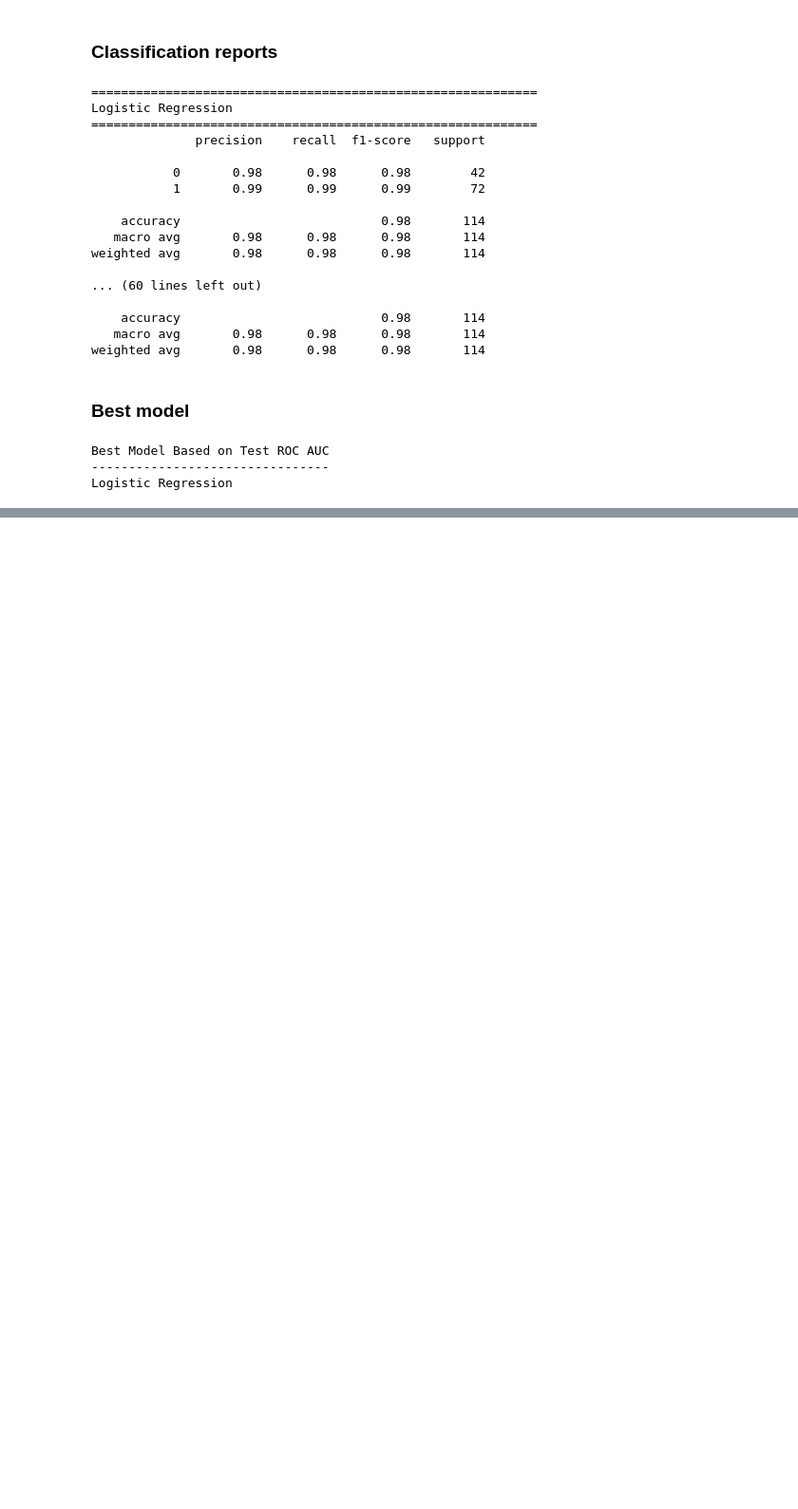
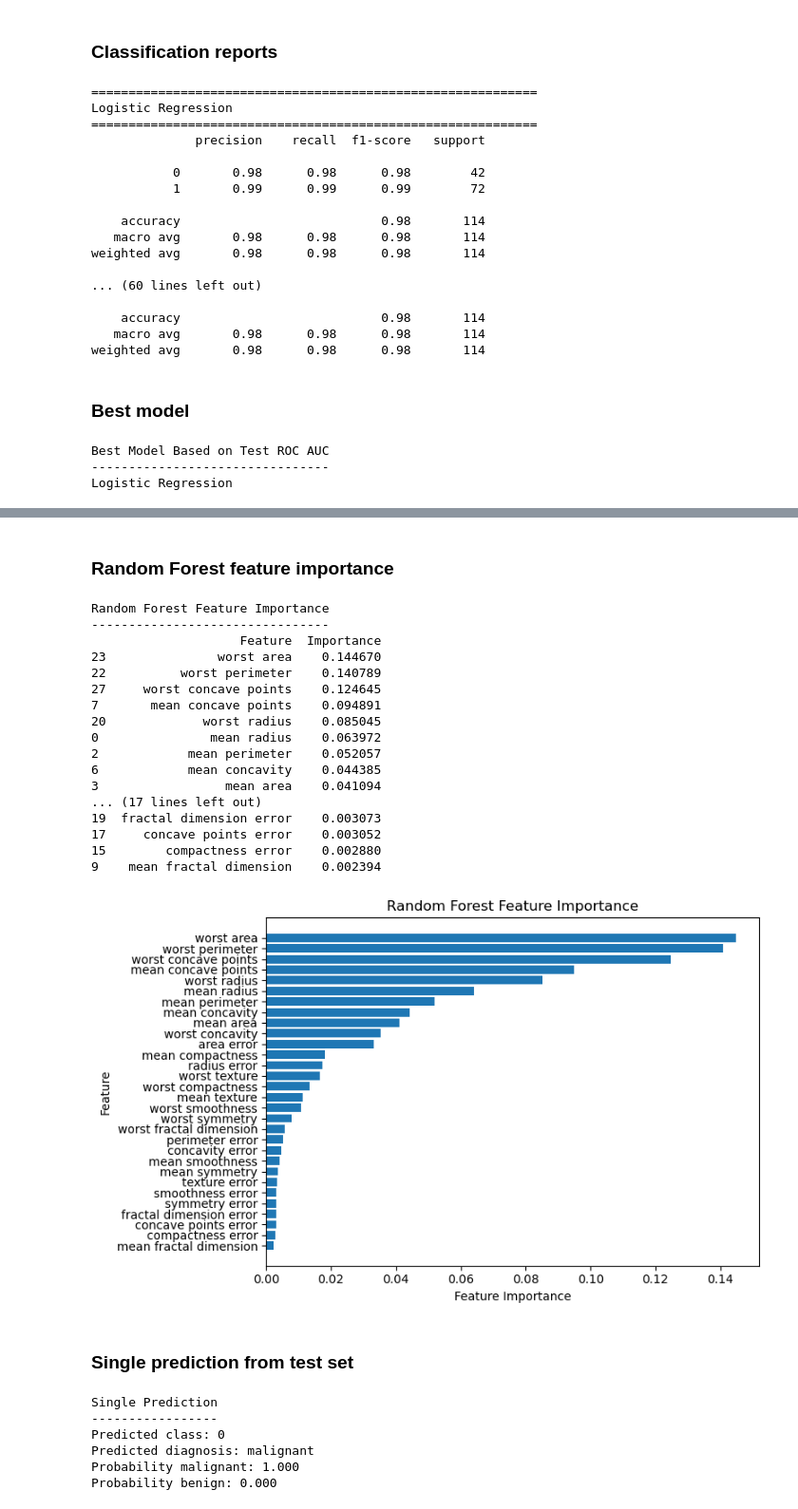
Before and after one commit to profshai/machine-learning-deep-learning, a Jupyter notebook: 01_supervised_ML/02_classification/classification_ml.ipynb, the cells around one changed output, grey strips where cells are left out. Shown at 95% size. Drawn from its saved outputs; the diff is of its cells as text; code cells hidden in the pictures; blank space fills up the shorter version.

```diff
--- a/01_supervised_ML/02_classification/classification_ml.ipynb
+++ b/01_supervised_ML/02_classification/classification_ml.ipynb
@@ -459,0 +504,76 @@ Logistic Regression
+# %% [markdown]
+### Random Forest feature importance
+# %%
+rf_model = models["Random Forest"]
+
+rf_importance = pd.DataFrame({
+    "Feature": X_train.columns,
+    "Importance": rf_model.feature_importances_
+}).sort_values(
+    by="Importance",
+    ascending=False
+)
+
+print("\nRandom Forest Feature Importance")
+print("--------------------------------")
+print(rf_importance)
+
+plt.figure(figsize=(8, 5))
+
+plt.barh(
+    rf_importance["Feature"],
+    rf_importance["Importance"]
+)
+
+plt.gca().invert_yaxis()
+plt.xlabel("Feature Importance")
+plt.ylabel("Feature")
+plt.title("Random Forest Feature Importance")
+plt.tight_layout()
+plt.show()
+# %% [output]
+Random Forest Feature Importance
+--------------------------------
+                    Feature  Importance
+23               worst area    0.144670
+22          worst perimeter    0.140789
+27     worst concave points    0.124645
+7       mean concave points    0.094891
+20             worst radius    0.085045
+0               mean radius    0.063972
+2            mean perimeter    0.052057
+6            mean concavity    0.044385
+3                 mean area    0.041094
+... (17 lines left out)
+19  fractal dimension error    0.003073
+17     concave points error    0.003052
+15        compactness error    0.002880
+9    mean fractal dimension    0.002394
+[figure, added]
+# %% [markdown]
+### Single prediction from test set
+# %%
+# Use one real observation from the test set
+new_observation = X_test.iloc[[0]]
+
+predicted_class = best_model.predict(new_observation)[0]
+predicted_probability = best_model.predict_proba(new_observation)[0]
+
+class_labels = {
+    0: "malignant",
+    1: "benign"
+}
+
+print("Single Prediction")
+print("-----------------")
+print(f"Predicted class: {predicted_class}")
+print(f"Predicted diagnosis: {class_labels[predicted_class]}")
+print(f"Probability malignant: {predicted_probability[0]:.3f}")
+print(f"Probability benign: {predicted_probability[1]:.3f}")
+# %% [output]
+Single Prediction
+-----------------
+Predicted class: 0
+Predicted diagnosis: malignant
+Probability malignant: 1.000
+Probability benign: 0.000
```
Also changed, not shown: parts of 4 cells of this notebook.
